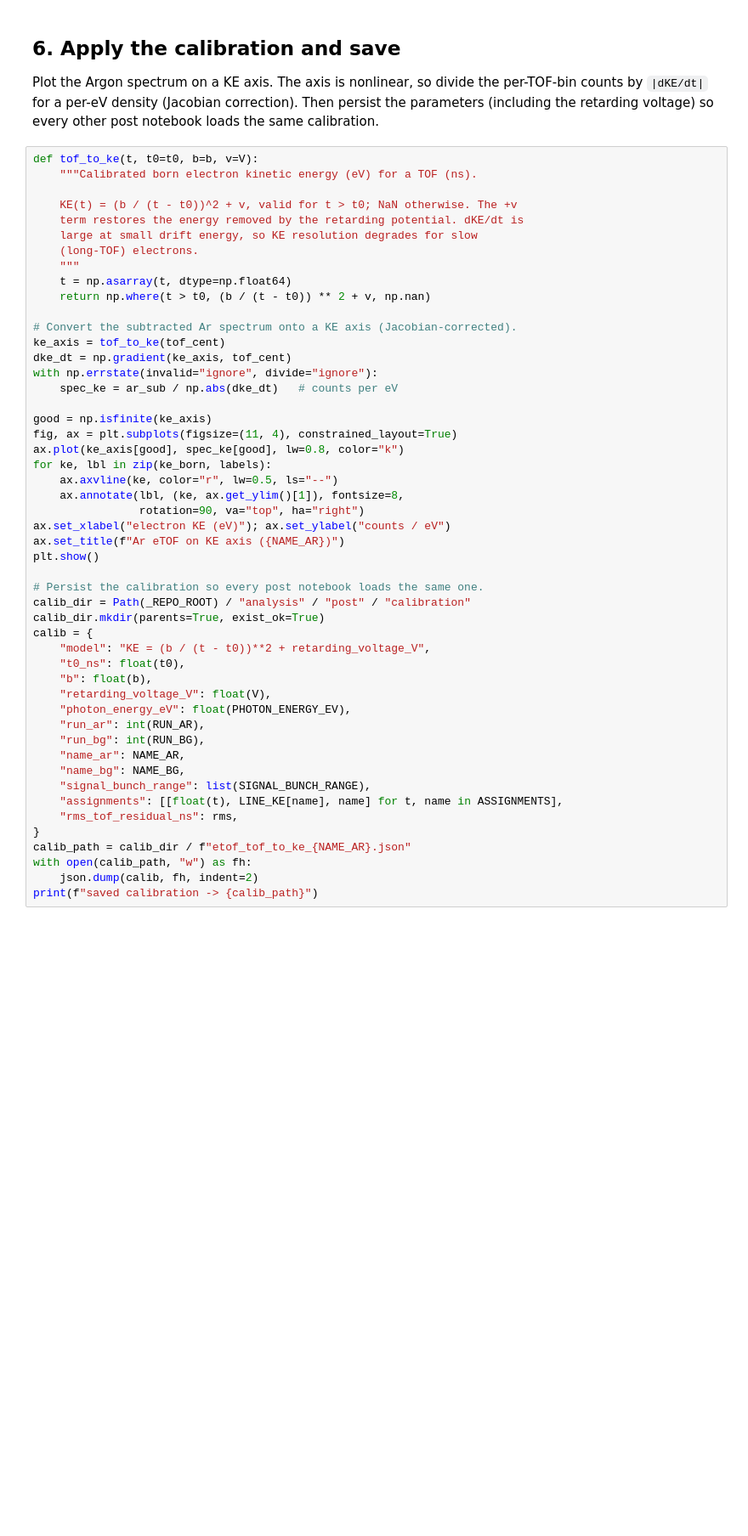
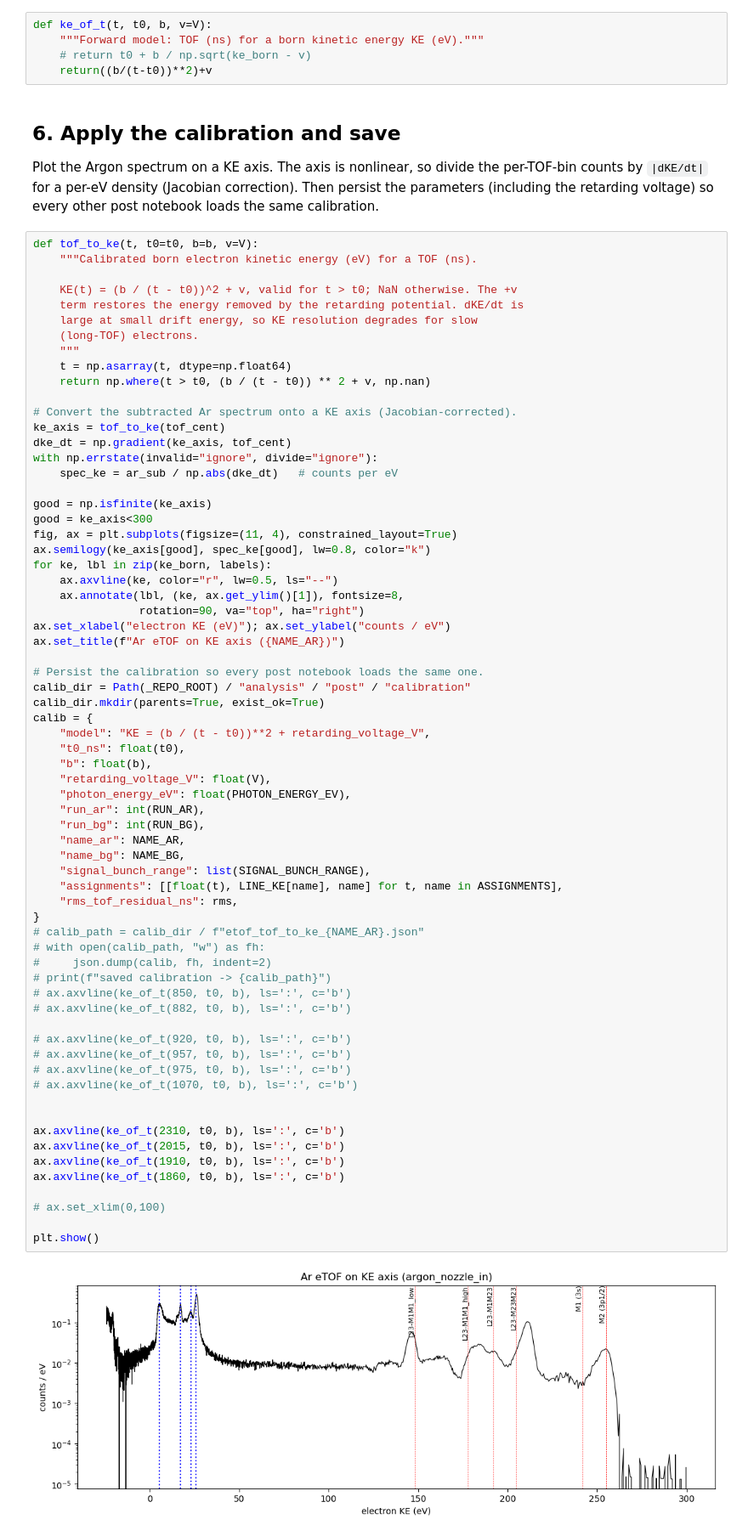
Before and after one commit to ogalexander/glycine26, a Jupyter notebook: analysis/post/etof_energy_calibration.ipynb, the cells around one changed output. Shown at 85% size. Cells and saved outputs as stored; diff of their text form; blank space fills up the shorter version.

```diff
--- a/analysis/post/etof_energy_calibration.ipynb
+++ b/analysis/post/etof_energy_calibration.ipynb
@@ -351,3 +408,8 @@ plt.show()
+# %%
+def ke_of_t(t, t0, b, v=V):
+    """Forward model: TOF (ns) for a born kinetic energy KE (eV)."""
+    # return t0 + b / np.sqrt(ke_born - v)
+    return((b/(t-t0))**2)+v
 # %% [markdown]
 ## 6. Apply the calibration and save
 
@@ -372,36 +434,55 @@ ke_axis = tof_to_ke(tof_cent)
 dke_dt = np.gradient(ke_axis, tof_cent)
 with np.errstate(invalid="ignore", divide="ignore"):
     spec_ke = ar_sub / np.abs(dke_dt)   # counts per eV
 
 good = np.isfinite(ke_axis)
+good = ke_axis<300
 fig, ax = plt.subplots(figsize=(11, 4), constrained_layout=True)
-ax.plot(ke_axis[good], spec_ke[good], lw=0.8, color="k")
+ax.semilogy(ke_axis[good], spec_ke[good], lw=0.8, color="k")
 for ke, lbl in zip(ke_born, labels):
     ax.axvline(ke, color="r", lw=0.5, ls="--")
     ax.annotate(lbl, (ke, ax.get_ylim()[1]), fontsize=8,
                 rotation=90, va="top", ha="right")
 ax.set_xlabel("electron KE (eV)"); ax.set_ylabel("counts / eV")
 ax.set_title(f"Ar eTOF on KE axis ({NAME_AR})")
-plt.show()
 
 # Persist the calibration so every post notebook loads the same one.
 calib_dir = Path(_REPO_ROOT) / "analysis" / "post" / "calibration"
 calib_dir.mkdir(parents=True, exist_ok=True)
 calib = {
     "model": "KE = (b / (t - t0))**2 + retarding_voltage_V",
     "t0_ns": float(t0),
     "b": float(b),
     "retarding_voltage_V": float(V),
     "photon_energy_eV": float(PHOTON_ENERGY_EV),
     "run_ar": int(RUN_AR),
     "run_bg": int(RUN_BG),
     "name_ar": NAME_AR,
     "name_bg": NAME_BG,
     "signal_bunch_range": list(SIGNAL_BUNCH_RANGE),
     "assignments": [[float(t), LINE_KE[name], name] for t, name in ASSIGNMENTS],
     "rms_tof_residual_ns": rms,
 }
-calib_path = calib_dir / f"etof_tof_to_ke_{NAME_AR}.json"
-with open(calib_path, "w") as fh:
-    json.dump(calib, fh, indent=2)
-print(f"saved calibration -> {calib_path}")
+# calib_path = calib_dir / f"etof_tof_to_ke_{NAME_AR}.json"
+# with open(calib_path, "w") as fh:
+#     json.dump(calib, fh, indent=2)
+# print(f"saved calibration -> {calib_path}")
+# ax.axvline(ke_of_t(850, t0, b), ls=':', c='b')
+# ax.axvline(ke_of_t(882, t0, b), ls=':', c='b')
+
+# ax.axvline(ke_of_t(920, t0, b), ls=':', c='b')
+# ax.axvline(ke_of_t(957, t0, b), ls=':', c='b')
+# ax.axvline(ke_of_t(975, t0, b), ls=':', c='b')
+# ax.axvline(ke_of_t(1070, t0, b), ls=':', c='b')
+
+
+ax.axvline(ke_of_t(2310, t0, b), ls=':', c='b')
+ax.axvline(ke_of_t(2015, t0, b), ls=':', c='b')
+ax.axvline(ke_of_t(1910, t0, b), ls=':', c='b')
+ax.axvline(ke_of_t(1860, t0, b), ls=':', c='b')
+
+# ax.set_xlim(0,100)
+
+plt.show()
+# %% [output]
+[figure, added]
```
Also changed, not shown: parts of 12 cells of this notebook.
